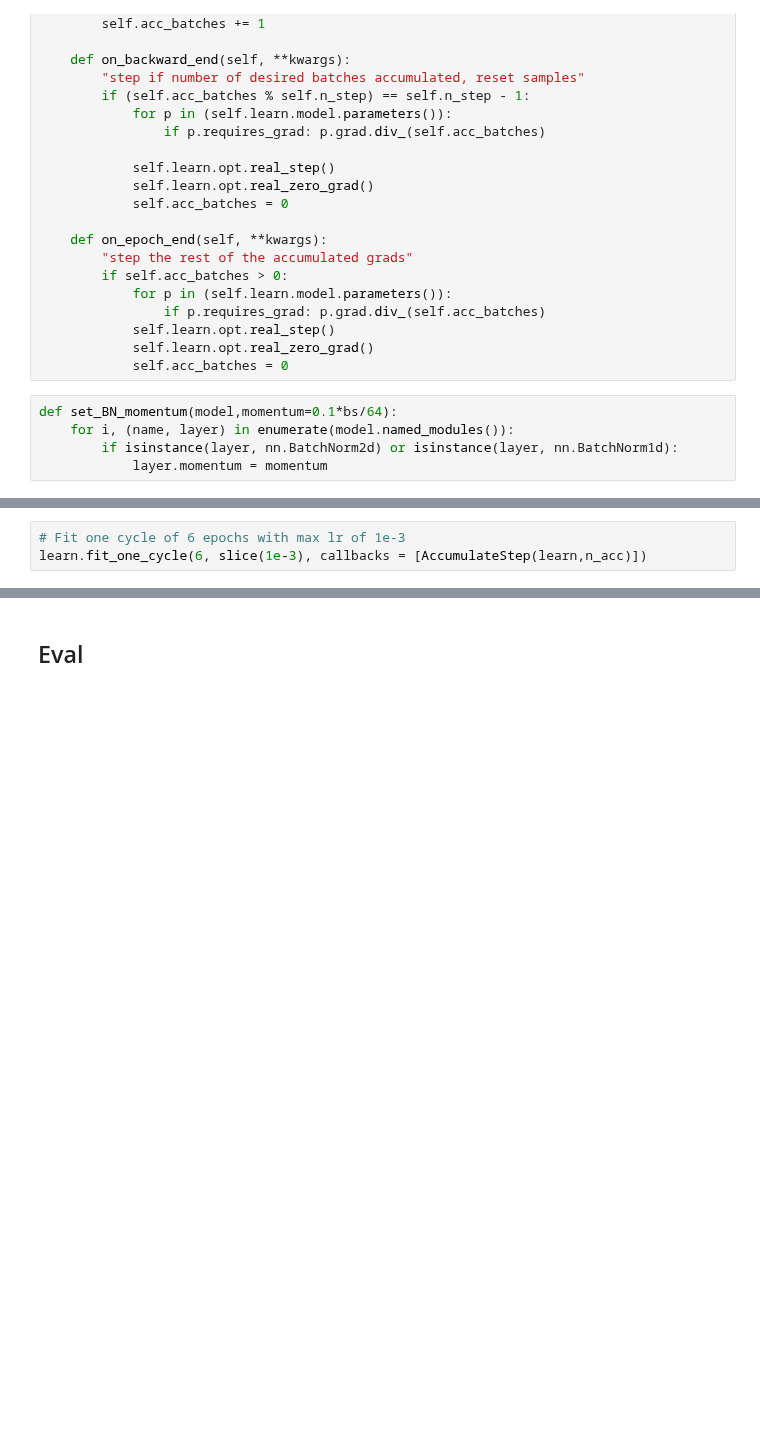
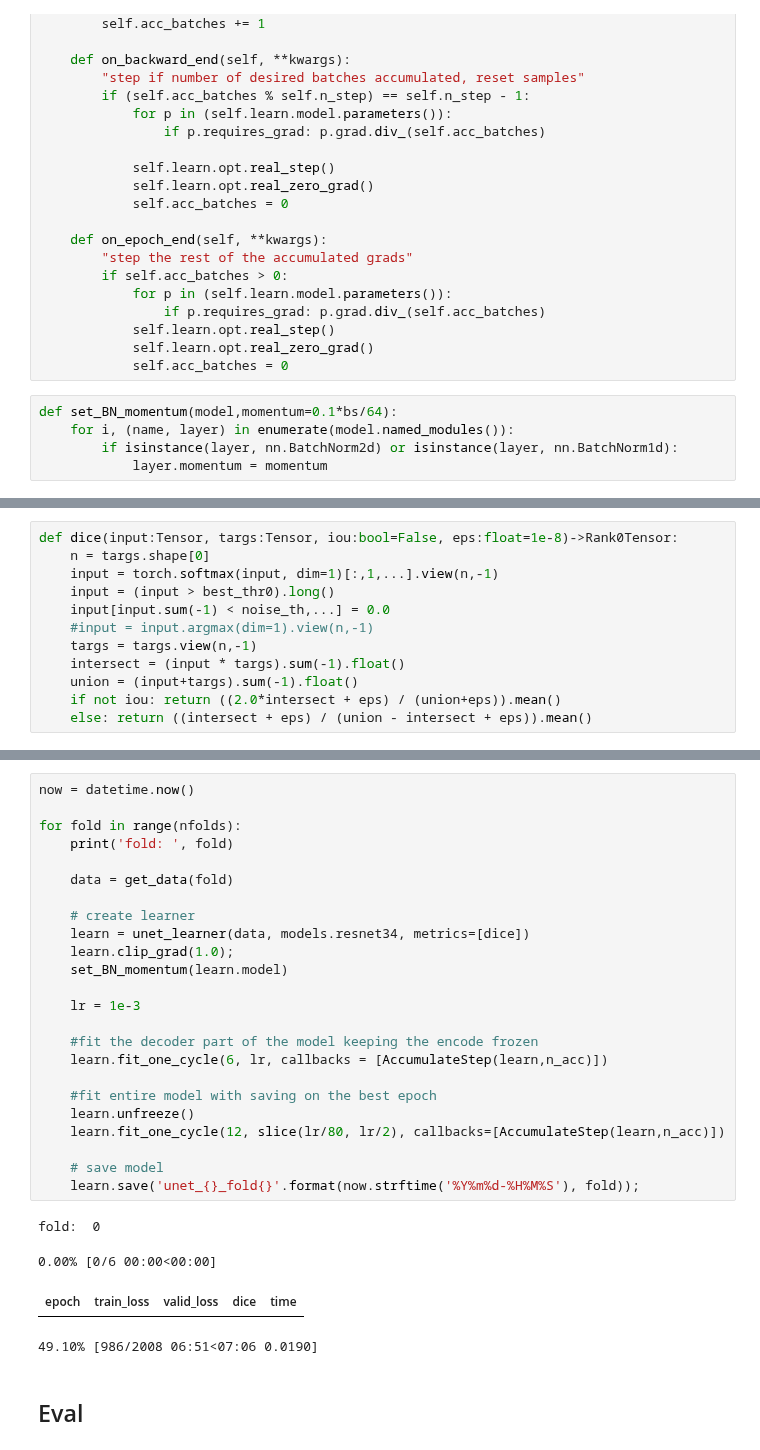
Before and after one commit to xiedidan/siim-pneumothorax, a Jupyter notebook: unet.ipynb, the cells around one changed output, grey strips where cells are left out. Saved outputs shown, nothing was run; the diff lists cells and outputs as text; blank space fills up the shorter version.

```diff
--- a/unet.ipynb
+++ b/unet.ipynb
@@ -161,3 +178,0 @@ set_BN_momentum(learn.model)
-# %%
-# Fit one cycle of 6 epochs with max lr of 1e-3
-learn.fit_one_cycle(6, slice(1e-3), callbacks = [AccumulateStep(learn,n_acc)])
@@ -205,0 +179,12 @@ learn.export('unet_fold{}_{}_{}.pkl'.format(fold, size, now.strftime('%Y%m%d-%H%
+# %%
+def dice(input:Tensor, targs:Tensor, iou:bool=False, eps:float=1e-8)->Rank0Tensor:
+    n = targs.shape[0]
+    input = torch.softmax(input, dim=1)[:,1,...].view(n,-1)
+    input = (input > best_thr0).long()
+    input[input.sum(-1) < noise_th,...] = 0.0
+    #input = input.argmax(dim=1).view(n,-1)
+    targs = targs.view(n,-1)
+    intersect = (input * targs).sum(-1).float()
+    union = (input+targs).sum(-1).float()
+    if not iou: return ((2.0*intersect + eps) / (union+eps)).mean()
+    else: return ((intersect + eps) / (union - intersect + eps)).mean()
@@ -206,3 +221,32 @@ learn.export('unet_fold{}_{}_{}.pkl'.format(fold, size, now.strftime('%Y%m%d-%H%
+# %%
+now = datetime.now()
+
+for fold in range(nfolds):
+    print('fold: ', fold)
+
+    data = get_data(fold)
+
+    # create learner
+    learn = unet_learner(data, models.resnet34, metrics=[dice])
+    learn.clip_grad(1.0);
+    set_BN_momentum(learn.model)
+
+    lr = 1e-3
+
+    #fit the decoder part of the model keeping the encode frozen
+    learn.fit_one_cycle(6, lr, callbacks = [AccumulateStep(learn,n_acc)])
+
+    #fit entire model with saving on the best epoch
+    learn.unfreeze()
+    learn.fit_one_cycle(12, slice(lr/80, lr/2), callbacks=[AccumulateStep(learn,n_acc)])
+
+    # save model
+    learn.save('unet_{}_fold{}'.format(now.strftime('%Y%m%d-%H%M%S'), fold));
+# %% [output]
+fold:  0
+0.00% [0/6 00:00<00:00]
+| epoch | train_loss | valid_loss | dice | time |
+49.10% [986/2008 06:51<07:06 0.0190]
 # %% [markdown]
 ## Eval
 # %%
```
Also changed, not shown: parts of 11 cells of this notebook, 3 other files.
